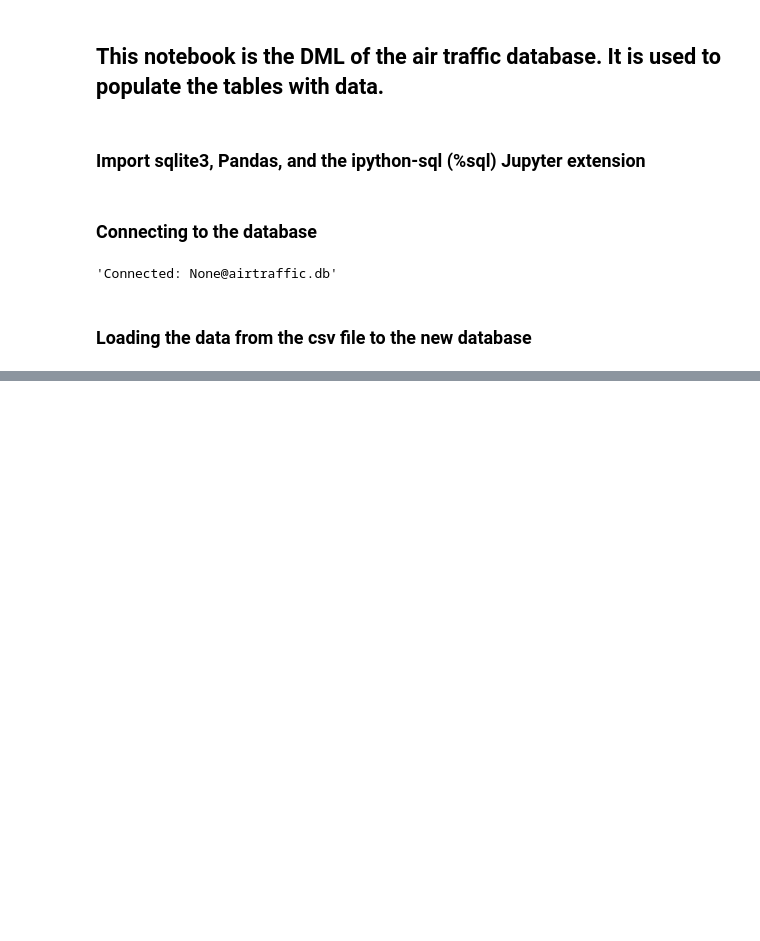
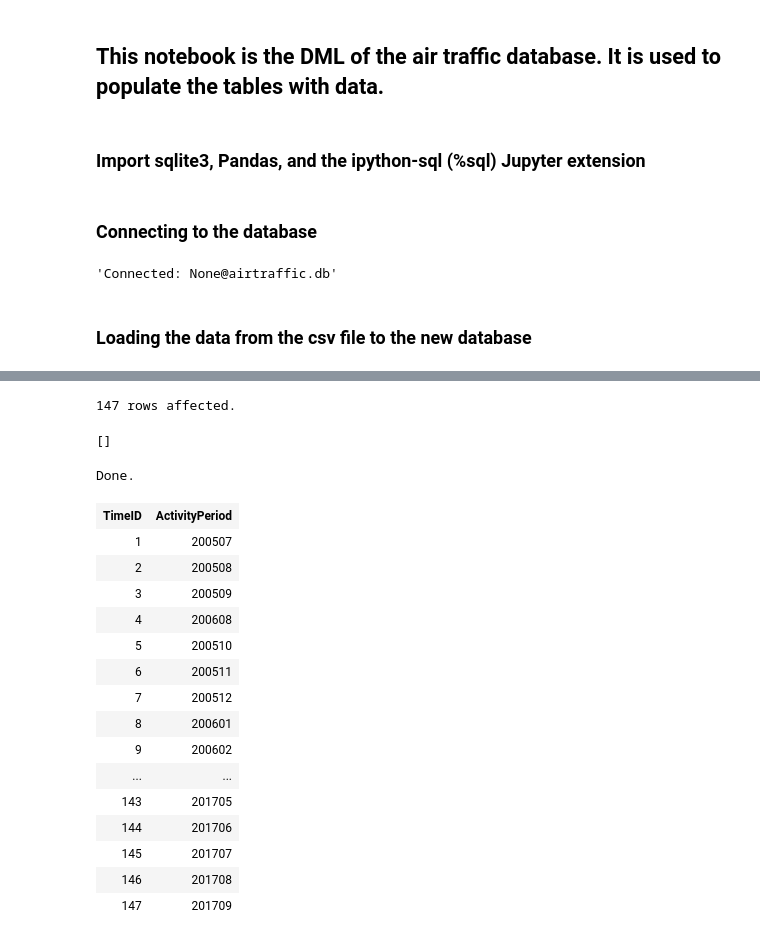
Before and after one commit to fairfield-university-is510-fall2017/final-project-sky-team, a Jupyter notebook: DML.ipynb, the cells around one changed output, grey strips where cells are left out. Saved outputs shown, nothing was run; the diff lists cells and outputs as text; code cells hidden in the pictures; blank space fills up the shorter version.

```diff
--- a/DML.ipynb
+++ b/DML.ipynb
@@ -35,0 +194,30 @@ select * from BRIGEDIMENSION;
+# %%
+%%sql None@airtraffic.db
+Insert into TIMEDIMENSION (ActivityPeriod)
+Select distinct ActivityPeriod
+from flightdata;
+# %% [output]
+147 rows affected.
+[]
+# %%
+%%sql
+select *
+from TIMEDIMENSION;
+# %% [output]
+Done.
+| TimeID | ActivityPeriod |
+| 1 | 200507 |
+| 2 | 200508 |
+| 3 | 200509 |
+| 4 | 200608 |
+| 5 | 200510 |
+| 6 | 200511 |
+| 7 | 200512 |
+| 8 | 200601 |
+| 9 | 200602 |
+| ... | ... |
+| 143 | 201705 |
+| 144 | 201706 |
+| 145 | 201707 |
+| 146 | 201708 |
+| 147 | 201709 |
```
Also changed, not shown: parts of 16 cells of this notebook, 1 other file.
